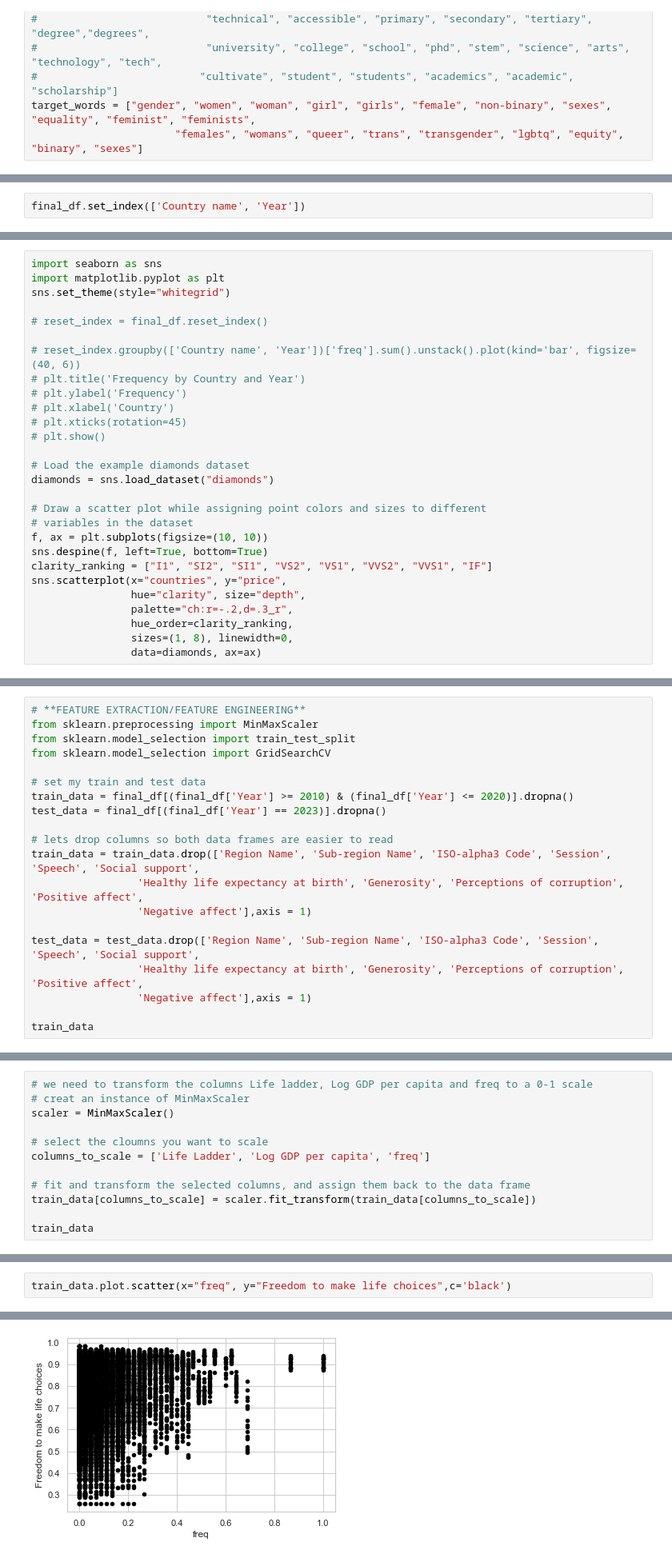
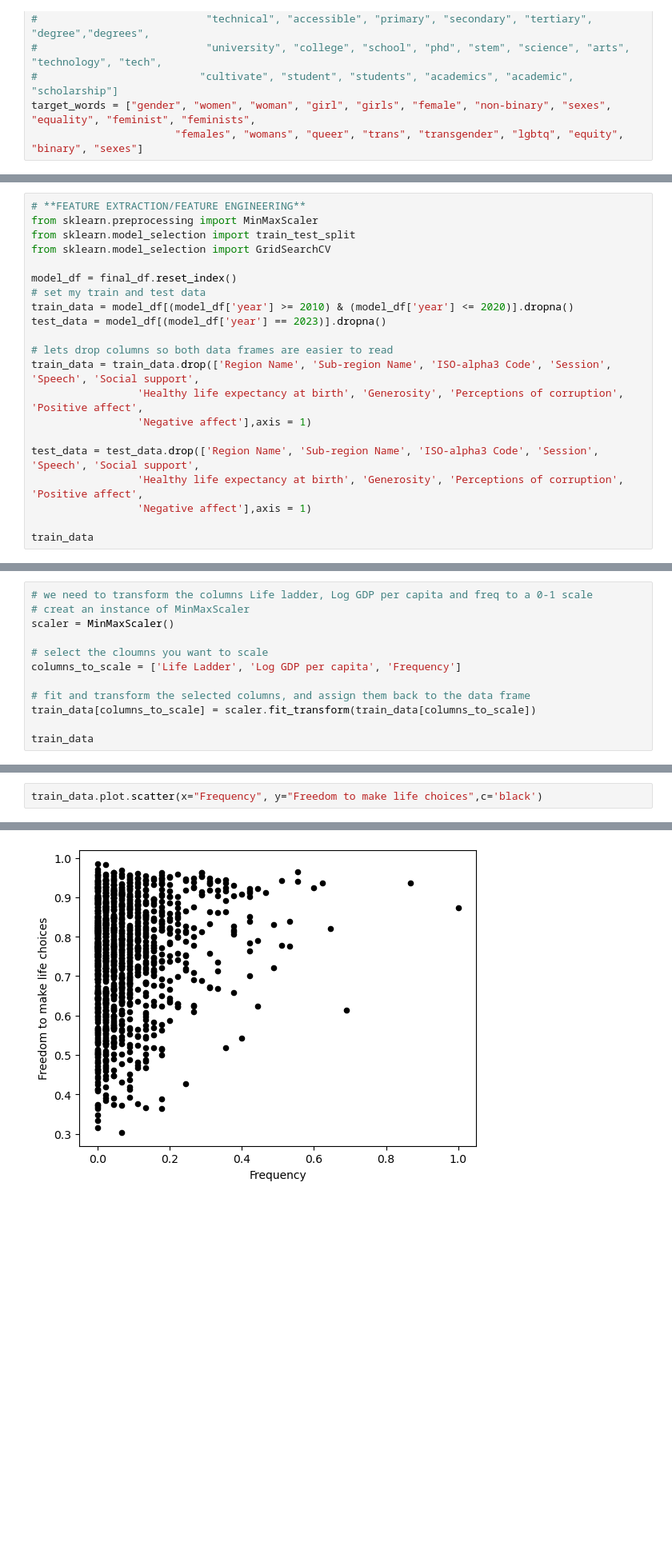
Before and after one commit to KonstantinidouCh/UN-Female-Education, a Jupyter notebook: notebooks/Exploratory Question.ipynb, the cells around one changed output, grey strips where cells are left out. Shown at 80% size. Saved outputs shown, nothing was run; the diff lists cells and outputs as text; blank space fills up the shorter version.

Commit message:
Debug final_df indexes

```diff
--- a/notebooks/Exploratory Question.ipynb
+++ b/notebooks/Exploratory Question.ipynb
@@ -452,2 +401,0 @@ final_df = pd.merge(final_df, word_frequency, on='Country name')
-# %%
-final_df.set_index(['Country name', 'Year'])
@@ -569,31 +477,3 @@ Ireland       1972
 Name: freq, dtype: int64
 [figure]
 [figure]
-# %%
-import seaborn as sns
-import matplotlib.pyplot as plt
-sns.set_theme(style="whitegrid")
-
-# reset_index = final_df.reset_index()
-
-# reset_index.groupby(['Country name', 'Year'])['freq'].sum().unstack().plot(kind='bar', figsize=(40, 6))
-# plt.title('Frequency by Country and Year')
-# plt.ylabel('Frequency')
-# plt.xlabel('Country')
-# plt.xticks(rotation=45)
-# plt.show()
-
-# Load the example diamonds dataset
-diamonds = sns.load_dataset("diamonds")
-
-# Draw a scatter plot while assigning point colors and sizes to different
-# variables in the dataset
-f, ax = plt.subplots(figsize=(10, 10))
-sns.despine(f, left=True, bottom=True)
-clarity_ranking = ["I1", "SI2", "SI1", "VS2", "VS1", "VVS2", "VVS1", "IF"]
-sns.scatterplot(x="countries", y="price",
-                hue="clarity", size="depth",
-                palette="ch:r=-.2,d=.3_r",
-                hue_order=clarity_ranking,
-                sizes=(1, 8), linewidth=0,
-                data=diamonds, ax=ax)
@@ -606,9 +483,10 @@ from sklearn.preprocessing import MinMaxScaler
 from sklearn.model_selection import train_test_split
 from sklearn.model_selection import GridSearchCV
 
+model_df = final_df.reset_index()
 # set my train and test data
-train_data = final_df[(final_df['Year'] >= 2010) & (final_df['Year'] <= 2020)].dropna()
-test_data = final_df[(final_df['Year'] == 2023)].dropna()
+train_data = model_df[(model_df['year'] >= 2010) & (model_df['year'] <= 2020)].dropna()
+test_data = model_df[(model_df['year'] == 2023)].dropna()
 
 # lets drop columns so both data frames are easier to read
 train_data = train_data.drop(['Region Name', 'Sub-region Name', 'ISO-alpha3 Code', 'Session', 'Speech', 'Social support',
@@ -640,7 +518,7 @@ train_data
 scaler = MinMaxScaler()
 
 # select the cloumns you want to scale
-columns_to_scale = ['Life Ladder', 'Log GDP per capita', 'freq']
+columns_to_scale = ['Life Ladder', 'Log GDP per capita', 'Frequency']
 
 # fit and transform the selected columns, and assign them back to the data frame
 train_data[columns_to_scale] = scaler.fit_transform(train_data[columns_to_scale])
@@ -673,3 +551,3 @@ train_data.plot.scatter(x="Freedom to make life choices", y="Life Ladder",c='bla
 # %%
-train_data.plot.scatter(x="freq", y="Freedom to make life choices",c='black')
+train_data.plot.scatter(x="Frequency", y="Freedom to make life choices",c='black')
 # %% [output]
@@ -677,3 +555,3 @@ train_data.plot.scatter(x="freq", y="Freedom to make life choices",c='black')
-[figure, old version]
+[figure, new version]
 # %%
 # split our data
```
Also changed, not shown: parts of 23 cells of this notebook.
